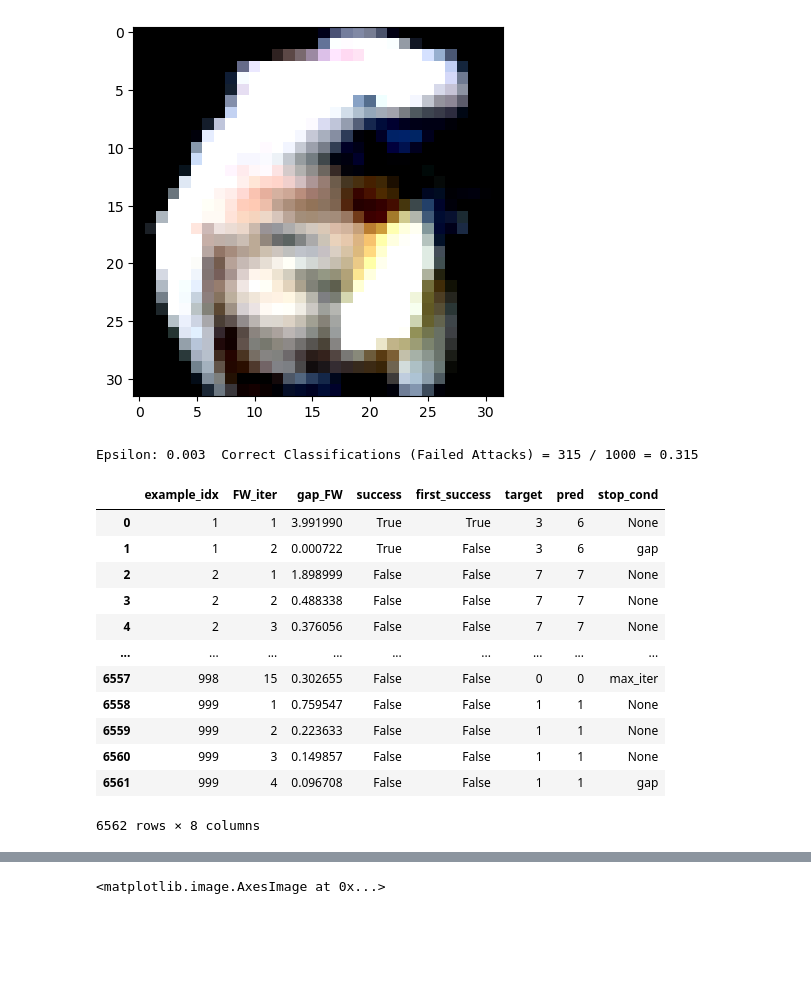
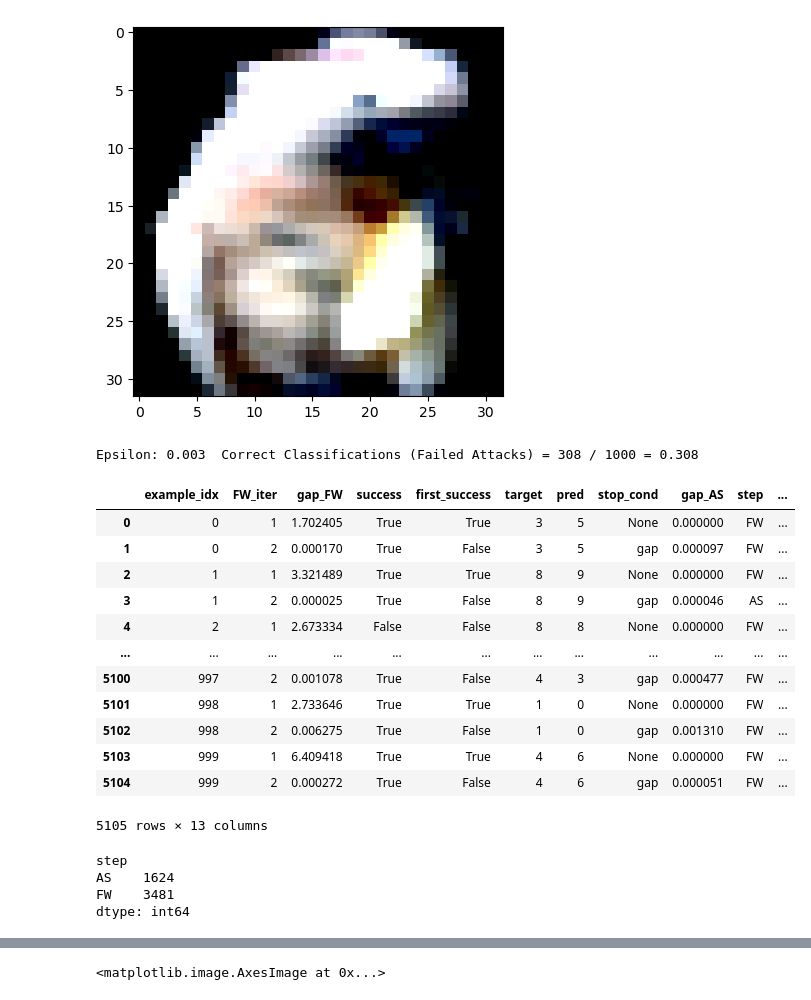
Before and after one commit to TannerAGraves/FW-variants-for-WB-Adversarial-Attacks, a Jupyter notebook: test attacks.ipynb, the cells around one changed output, grey strips where cells are left out. Cells and saved outputs as stored; diff of their text form; code cells hidden in the pictures; blank space fills up the shorter version.

```diff
--- a/test attacks.ipynb
+++ b/test attacks.ipynb
@@ -66,30 +66,37 @@ Clipping input data to the valid range for imshow with RGB data ([0..1] for floa
 # %%
 accuracies = []
 examples = []
 fw_iters = [15]
 eps = 0.003
 adv_examples = []
 hist = None
 # Run test for each epsilon
 #for eps in epsilons:
 for num_fw_iter in fw_iters:
-    acc, ex, hist = test_fw(target_mdl, device, eps, num_fw_iter, method='fw', early_stopping='gap_FW', fw_stepsize_rule='decay', gap_FW_tol=0.1)
+    acc, ex, hist = test_fw(target_mdl, device, eps, num_fw_iter, method='fw_away', early_stopping='gap_FW', fw_stepsize_rule='decay', gap_FW_tol=0.1)
     accuracies.append(acc)
     examples.append(ex)
 final_hist = hist.groupby('example_idx').tail(1) # hist with just the rows of last FW iters
 hist
 # %% [output]
-Epsilon: 0.003  Correct Classifications (Failed Attacks) = 315 / 1000 = 0.315
+Epsilon: 0.003  Correct Classifications (Failed Attacks) = 308 / 1000 = 0.308
-|  | example_idx | FW_iter | gap_FW | success | first_success | target | pred | stop_cond |
-| 0 | 1 | 1 | 3.991990 | True | True | 3 | 6 | None |
-| 1 | 1 | 2 | 0.000722 | True | False | 3 | 6 | gap |
-| 2 | 2 | 1 | 1.898999 | False | False | 7 | 7 | None |
-| 3 | 2 | 2 | 0.488338 | False | False | 7 | 7 | None |
-| 4 | 2 | 3 | 0.376056 | False | False | 7 | 7 | None |
-| ... | ... | ... | ... | ... | ... | ... | ... | ... |
-| 6557 | 998 | 15 | 0.302655 | False | False | 0 | 0 | max_iter |
-| 6558 | 999 | 1 | 0.759547 | False | False | 1 | 1 | None |
-| 6559 | 999 | 2 | 0.223633 | False | False | 1 | 1 | None |
-| 6560 | 999 | 3 | 0.149857 | False | False | 1 | 1 | None |
-| 6561 | 999 | 4 | 0.096708 | False | False | 1 | 1 | gap |
+|  | example_idx | FW_iter | gap_FW | success | first_success | target | pred | stop_cond | gap_AS | step | ... |
+| 0 | 0 | 1 | 1.702405 | True | True | 3 | 5 | None | 0.000000 | FW | ... |
+| 1 | 0 | 2 | 0.000170 | True | False | 3 | 5 | gap | 0.000097 | FW | ... |
+| 2 | 1 | 1 | 3.321489 | True | True | 8 | 9 | None | 0.000000 | FW | ... |
+| 3 | 1 | 2 | 0.000025 | True | False | 8 | 9 | gap | 0.000046 | AS | ... |
+| 4 | 2 | 1 | 2.673334 | False | False | 8 | 8 | None | 0.000000 | FW | ... |
+| ... | ... | ... | ... | ... | ... | ... | ... | ... | ... | ... | ... |
+| 5100 | 997 | 2 | 0.001078 | True | False | 4 | 3 | gap | 0.000477 | FW | ... |
+| 5101 | 998 | 1 | 2.733646 | True | True | 1 | 0 | None | 0.000000 | FW | ... |
+| 5102 | 998 | 2 | 0.006275 | True | False | 1 | 0 | gap | 0.001310 | FW | ... |
+| 5103 | 999 | 1 | 6.409418 | True | True | 4 | 6 | None | 0.000000 | FW | ... |
+| 5104 | 999 | 2 | 0.000272 | True | False | 4 | 6 | gap | 0.000051 | FW | ... |
-6562 rows × 8 columns
+5105 rows × 13 columns
+# %%
+hist.groupby('step').size()
+# %% [output]
+step
+AS    1624
+FW    3481
+dtype: int64
```
Also changed, not shown: parts of 9 cells of this notebook, 1 other file.
